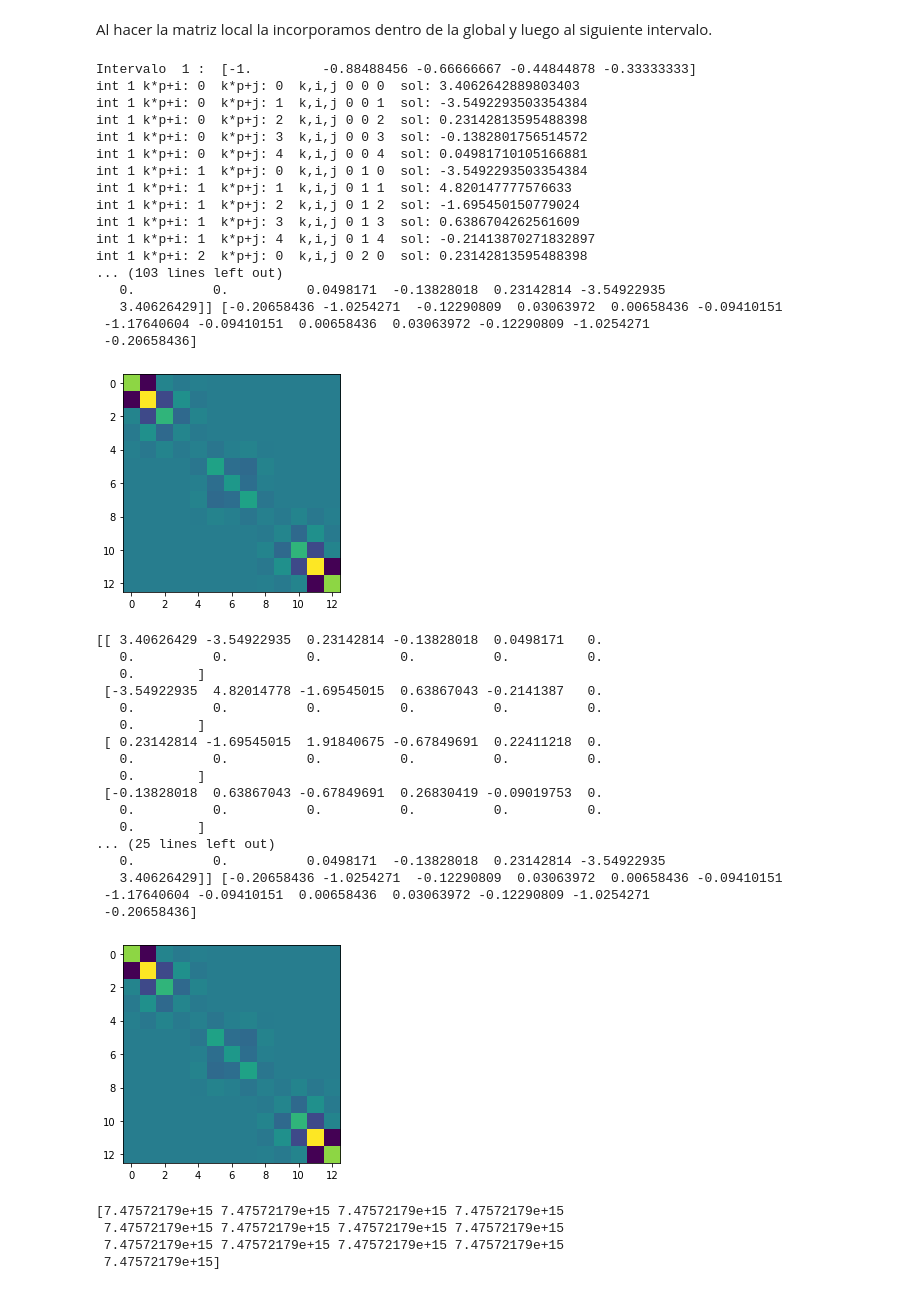
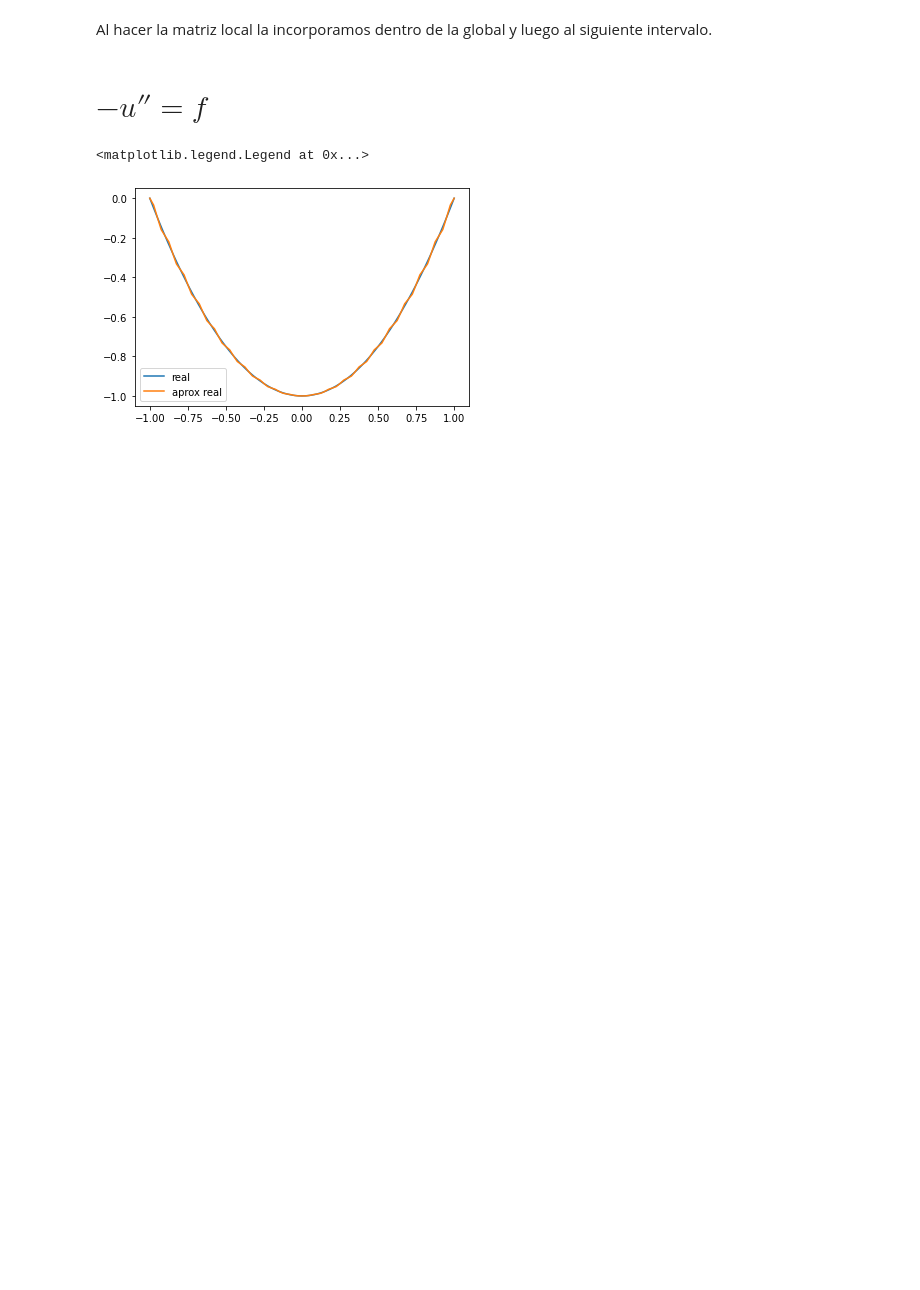
Before and after one commit to D-marina/spectraLib, a Jupyter notebook: Ordenada.ipynb, the cells around one changed output. Saved outputs shown, nothing was run; the diff lists cells and outputs as text; code cells hidden in the pictures; blank space fills up the shorter version.

```diff
--- a/Ordenada.ipynb
+++ b/Ordenada.ipynb
@@ -187,73 +154,39 @@ def Matriz_Global(m,p,Nq,f):#m es nº de intervalos
     AG=np.zeros((4*m+1, 4*m+1))
     BG=np.zeros(4*m+1)
     for k in range(0,m):
-        A=Matriz_Local(m,p,Nq,k+1)
-        B=Vector_Ind(m,p,Nq,k+1,f)
+        A=Matriz_Local_bonita(m,p,Nq,k+1)
+        B=Vector_Ind_bonita(m,p,Nq,k+1,f)
         for i in range(0,p+1):
             BG[k*p+i]=BG[k*p+i]+B[i]
             for j in range(0,p+1):
                 AG[k*p+i][k*p+j] = AG[k*p+i][k*p+j] + A[i][j]
-                print("int",k+1,"k*p+i:",k*p+i," k*p+j:",k*p+j," k,i,j",k,i,j," sol:",AG[k*p+i][k*p+j] )
+                #print("int",k+1,"k*p+i:",k*p+i," k*p+j:",k*p+j," k,i,j",k,i,j," sol:",AG[k*p+i][k*p+j] )
     return (AG,BG)
+# %%
+def Solucion(N_vals, Nq, f, cond1, cond2):
+    AG,BG=Matriz_Global(N_vals,4,Nq,f)
+
+    AG[0][0]=10**30
+    BG[0]=cond1*10**30
+    AG[len(AG)-1][len(AG)-1]=10**30
+    BG[len(BG)-1]=cond2*10**30
+
+    return np.linalg.solve(AG,BG)
+# %% [markdown]
+# $-u''=f$
 # %%
 f= lambda x: -2
 real = lambda x: x**2-1
-AG,BG=Matriz_Global(3,4,5,f) #m=30 intervalos, p=4 siempre (grados de libertad), Nq=5 nodos de cuadratura
-print(AG,BG)
-plt.imshow(AG)
-plt.show()
-#AG[0][0]=10**10
-#BG[0]=10**10
-#AG[len(AG)-1][len(AG)-1]=10**10
-#BG[len(BG)-1]=10**10
-print(AG,BG)
-plt.imshow(AG)
-plt.show()
-X = np.linalg.solve(AG,BG)
-print(X)
+
+N_vals=20 #Num intervalos
+Nq=20 #nodos de cuadratura
+cond1=cond2=0
+X = Solucion(N_vals, Nq, f, cond1, cond2)
 
 valores=np.linspace(-1,1,101)
 plt.plot(valores,real(valores),label="real")
-plt.plot(np.linspace(-1,1,len(X)),X,label="aprox")
+plt.plot(np.linspace(-1,1,len(X)),X,label="aprox real")
 plt.legend()
 # %% [output]
-Intervalo  1 :  [-1.         -0.88488456 -0.66666667 -0.44844878 -0.33333333]
-int 1 k*p+i: 0  k*p+j: 0  k,i,j 0 0 0  sol: 3.4062642889803403
-int 1 k*p+i: 0  k*p+j: 1  k,i,j 0 0 1  sol: -3.5492293503354384
-int 1 k*p+i: 0  k*p+j: 2  k,i,j 0 0 2  sol: 0.23142813595488398
-int 1 k*p+i: 0  k*p+j: 3  k,i,j 0 0 3  sol: -0.1382801756514572
-int 1 k*p+i: 0  k*p+j: 4  k,i,j 0 0 4  sol: 0.04981710105166881
-int 1 k*p+i: 1  k*p+j: 0  k,i,j 0 1 0  sol: -3.5492293503354384
-int 1 k*p+i: 1  k*p+j: 1  k,i,j 0 1 1  sol: 4.820147777576633
-int 1 k*p+i: 1  k*p+j: 2  k,i,j 0 1 2  sol: -1.695450150779024
-int 1 k*p+i: 1  k*p+j: 3  k,i,j 0 1 3  sol: 0.6386704262561609
-int 1 k*p+i: 1  k*p+j: 4  k,i,j 0 1 4  sol: -0.21413870271832897
-int 1 k*p+i: 2  k*p+j: 0  k,i,j 0 2 0  sol: 0.23142813595488398
-... (103 lines left out)
-   0.          0.          0.0498171  -0.13828018  0.23142814 -3.54922935
-   3.40626429]] [-0.20658436 -1.0254271  -0.12290809  0.03063972  0.00658436 -0.09410151
- -1.17640604 -0.09410151  0.00658436  0.03063972 -0.12290809 -1.0254271
- -0.20658436]
+<matplotlib.legend.Legend at 0x...>
-[figure, old version]
+[figure, new version]
-[[ 3.40626429 -3.54922935  0.23142814 -0.13828018  0.0498171   0.
-   0.          0.          0.          0.          0.          0.
-   0.        ]
- [-3.54922935  4.82014778 -1.69545015  0.63867043 -0.2141387   0.
-   0.          0.          0.          0.          0.          0.
-   0.        ]
- [ 0.23142814 -1.69545015  1.91840675 -0.67849691  0.22411218  0.
-   0.          0.          0.          0.          0.          0.
-   0.        ]
- [-0.13828018  0.63867043 -0.67849691  0.26830419 -0.09019753  0.
-   0.          0.          0.          0.          0.          0.
-   0.        ]
-... (25 lines left out)
-   0.          0.          0.0498171  -0.13828018  0.23142814 -3.54922935
-   3.40626429]] [-0.20658436 -1.0254271  -0.12290809  0.03063972  0.00658436 -0.09410151
- -1.17640604 -0.09410151  0.00658436  0.03063972 -0.12290809 -1.0254271
- -0.20658436]
-[figure, removed]
-[7.47572179e+15 7.47572179e+15 7.47572179e+15 7.47572179e+15
- 7.47572179e+15 7.47572179e+15 7.47572179e+15 7.47572179e+15
- 7.47572179e+15 7.47572179e+15 7.47572179e+15 7.47572179e+15
- 7.47572179e+15]
```
Also changed, not shown: parts of 26 cells of this notebook.
